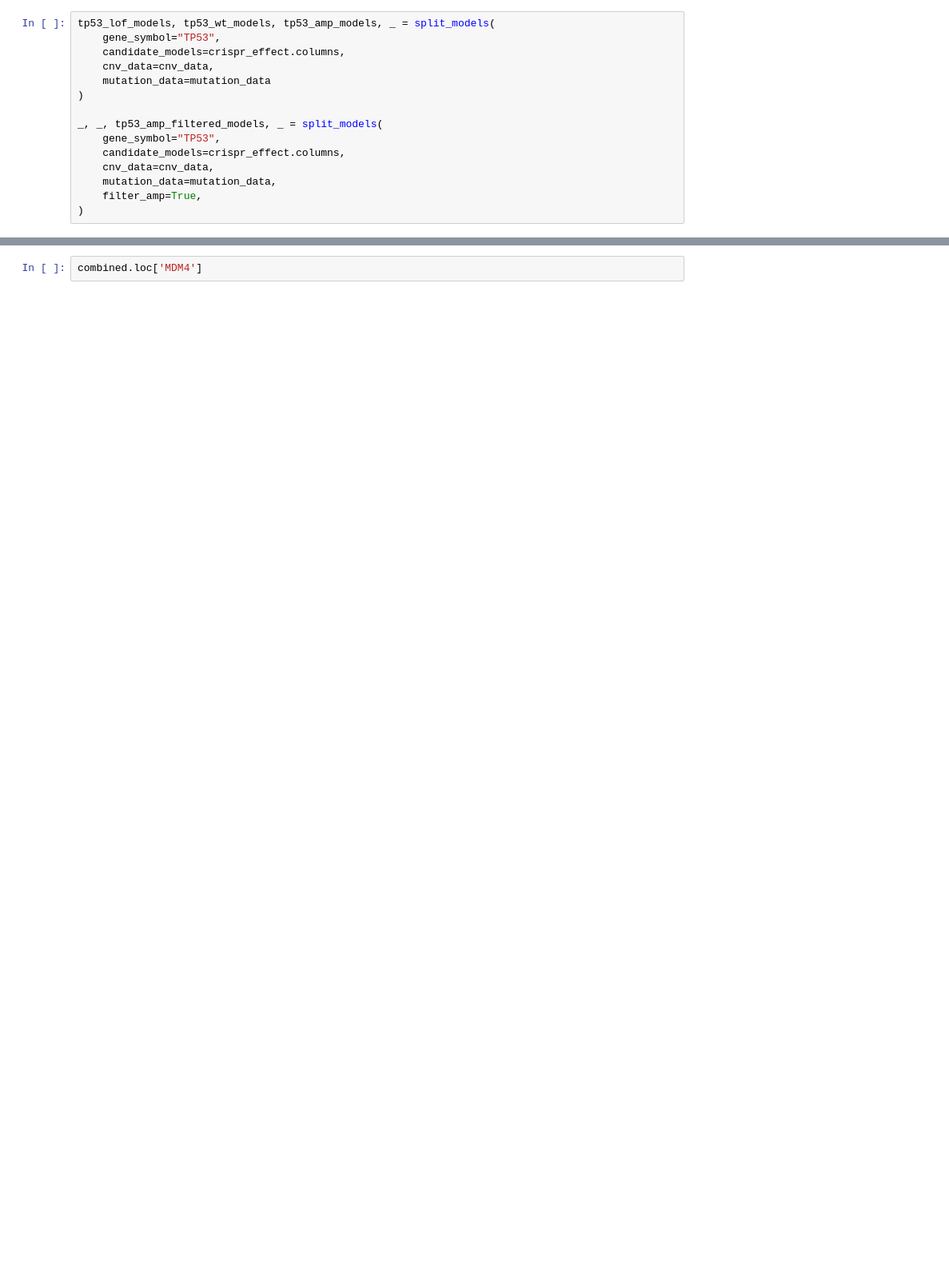
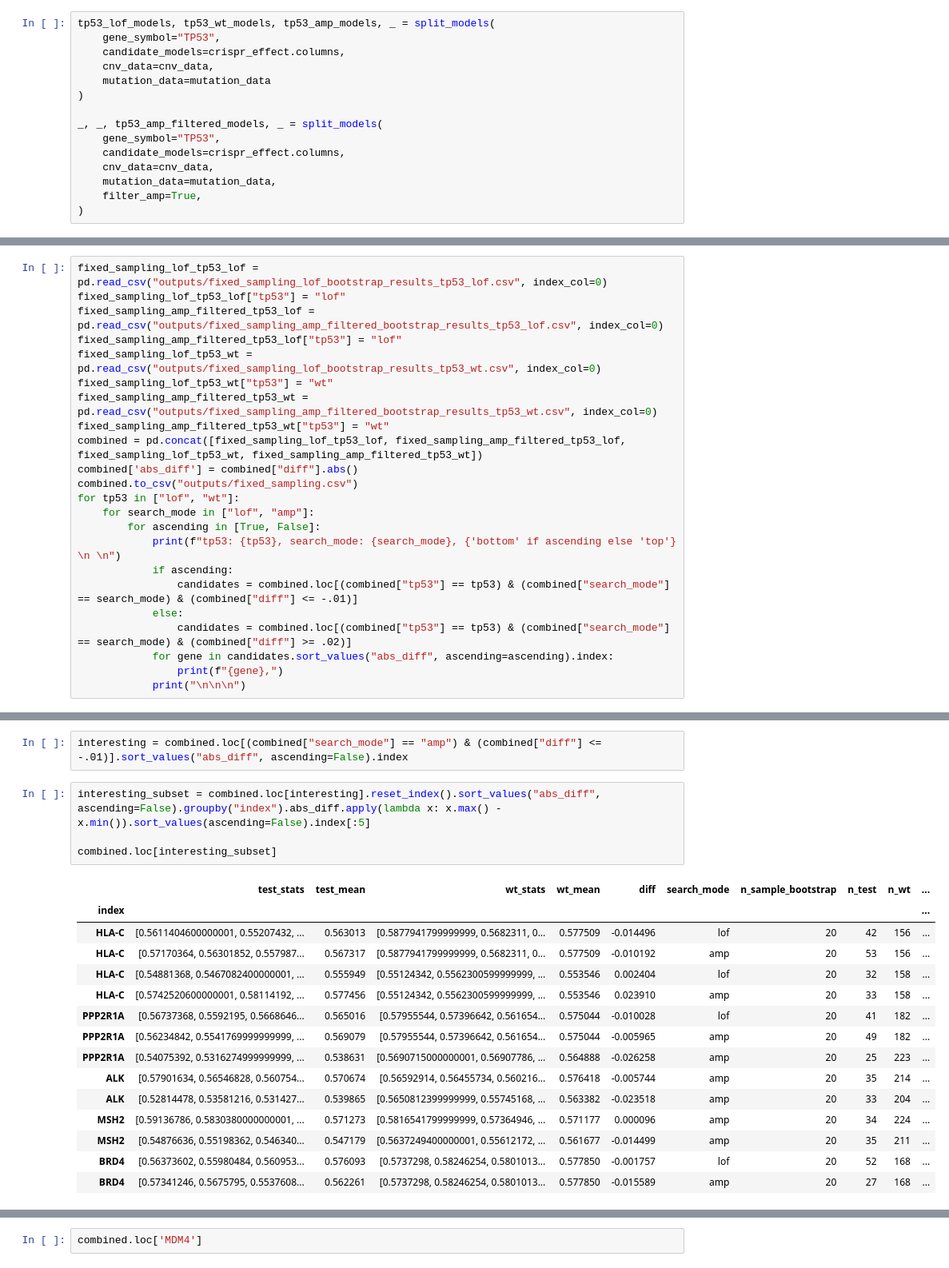
Before and after one commit to recursionpharma/proxbias, a Jupyter notebook: proxbias/notebooks/DepMap_PB_Driver_Analysis.ipynb, the cells around one changed output, grey strips where cells are left out. Shown: that part at 80% size. Saved outputs shown, nothing was run; the diff lists cells and outputs as text; blank space fills up the shorter version.

```diff
--- a/proxbias/notebooks/DepMap_PB_Driver_Analysis.ipynb
+++ b/proxbias/notebooks/DepMap_PB_Driver_Analysis.ipynb
@@ -50,0 +135,23 @@ Stats for TP53 computed in 71.97563099861145 - diff is 0.029988173125000017, 278
+# %%
+fixed_sampling_lof_tp53_lof = pd.read_csv("outputs/fixed_sampling_lof_bootstrap_results_tp53_lof.csv", index_col=0)
+fixed_sampling_lof_tp53_lof["tp53"] = "lof"
+fixed_sampling_amp_filtered_tp53_lof = pd.read_csv("outputs/fixed_sampling_amp_filtered_bootstrap_results_tp53_lof.csv", index_col=0)
+fixed_sampling_amp_filtered_tp53_lof["tp53"] = "lof"
+fixed_sampling_lof_tp53_wt = pd.read_csv("outputs/fixed_sampling_lof_bootstrap_results_tp53_wt.csv", index_col=0)
+fixed_sampling_lof_tp53_wt["tp53"] = "wt"
+fixed_sampling_amp_filtered_tp53_wt = pd.read_csv("outputs/fixed_sampling_amp_filtered_bootstrap_results_tp53_wt.csv", index_col=0)
+fixed_sampling_amp_filtered_tp53_wt["tp53"] = "wt"
+combined = pd.concat([fixed_sampling_lof_tp53_lof, fixed_sampling_amp_filtered_tp53_lof, fixed_sampling_lof_tp53_wt, fixed_sampling_amp_filtered_tp53_wt])
+combined['abs_diff'] = combined["diff"].abs()
+combined.to_csv("outputs/fixed_sampling.csv")
+for tp53 in ["lof", "wt"]:
+    for search_mode in ["lof", "amp"]:
+        for ascending in [True, False]:
+            print(f"tp53: {tp53}, search_mode: {search_mode}, {'bottom' if ascending else 'top'} \n \n")
+            if ascending:
+                candidates = combined.loc[(combined["tp53"] == tp53) & (combined["search_mode"] == search_mode) & (combined["diff"] <= -.01)]
+            else:
+                candidates = combined.loc[(combined["tp53"] == tp53) & (combined["search_mode"] == search_mode) & (combined["diff"] >= .02)]
+            for gene in candidates.sort_values("abs_diff", ascending=ascending).index:
+                print(f"{gene},")
+            print("\n\n\n")
@@ -51,3 +176,25 @@ Stats for TP53 computed in 71.97563099861145 - diff is 0.029988173125000017, 278
+# %%
+interesting = combined.loc[(combined["search_mode"] == "amp") & (combined["diff"] <= -.01)].sort_values("abs_diff", ascending=False).index
+# %%
+interesting_subset = combined.loc[interesting].reset_index().sort_values("abs_diff", ascending=False).groupby("index").abs_diff.apply(lambda x: x.max() - x.min()).sort_values(ascending=False).index[:5]
+
+combined.loc[interesting_subset]
+# %% [output]
+|  | test_stats | test_mean | wt_stats | wt_mean | diff | search_mode | n_sample_bootstrap | n_test | n_wt | ... |
+| index |  |  |  |  |  |  |  |  |  | ... |
+| HLA-C | [0.5611404600000001, 0.55207432, ... | 0.563013 | [0.5877941799999999, 0.5682311, 0... | 0.577509 | -0.014496 | lof | 20 | 42 | 156 | ... |
+| HLA-C | [0.57170364, 0.56301852, 0.557987... | 0.567317 | [0.5877941799999999, 0.5682311, 0... | 0.577509 | -0.010192 | amp | 20 | 53 | 156 | ... |
+| HLA-C | [0.54881368, 0.5467082400000001, ... | 0.555949 | [0.55124342, 0.5562300599999999, ... | 0.553546 | 0.002404 | lof | 20 | 32 | 158 | ... |
+| HLA-C | [0.5742520600000001, 0.58114192, ... | 0.577456 | [0.55124342, 0.5562300599999999, ... | 0.553546 | 0.023910 | amp | 20 | 33 | 158 | ... |
+| PPP2R1A | [0.56737368, 0.5592195, 0.5668646... | 0.565016 | [0.57955544, 0.57396642, 0.561654... | 0.575044 | -0.010028 | lof | 20 | 41 | 182 | ... |
+| PPP2R1A | [0.56234842, 0.5541769999999999, ... | 0.569079 | [0.57955544, 0.57396642, 0.561654... | 0.575044 | -0.005965 | amp | 20 | 49 | 182 | ... |
+| PPP2R1A | [0.54075392, 0.5316274999999999, ... | 0.538631 | [0.5690715000000001, 0.56907786, ... | 0.564888 | -0.026258 | amp | 20 | 25 | 223 | ... |
+| ALK | [0.57901634, 0.56546828, 0.560754... | 0.570674 | [0.56592914, 0.56455734, 0.560216... | 0.576418 | -0.005744 | amp | 20 | 35 | 214 | ... |
+| ALK | [0.52814478, 0.53581216, 0.531427... | 0.539865 | [0.5650812399999999, 0.55745168, ... | 0.563382 | -0.023518 | amp | 20 | 33 | 204 | ... |
+| MSH2 | [0.59136786, 0.5830380000000001, ... | 0.571273 | [0.5816541799999999, 0.57364946, ... | 0.571177 | 0.000096 | amp | 20 | 34 | 224 | ... |
+| MSH2 | [0.54876636, 0.55198362, 0.546340... | 0.547179 | [0.5637249400000001, 0.55612172, ... | 0.561677 | -0.014499 | amp | 20 | 35 | 211 | ... |
+| BRD4 | [0.56373602, 0.55980484, 0.560953... | 0.576093 | [0.5737298, 0.58246254, 0.5801013... | 0.577850 | -0.001757 | lof | 20 | 52 | 168 | ... |
+| BRD4 | [0.57341246, 0.5675795, 0.5537608... | 0.562261 | [0.5737298, 0.58246254, 0.5801013... | 0.577850 | -0.015589 | amp | 20 | 27 | 168 | ... |
 # %%
 # Subset down to the genes that seem to have a strong effect based off of 4 bootstraps
 
```
Also changed, not shown: parts of 16 cells of this notebook, 3 other files.
